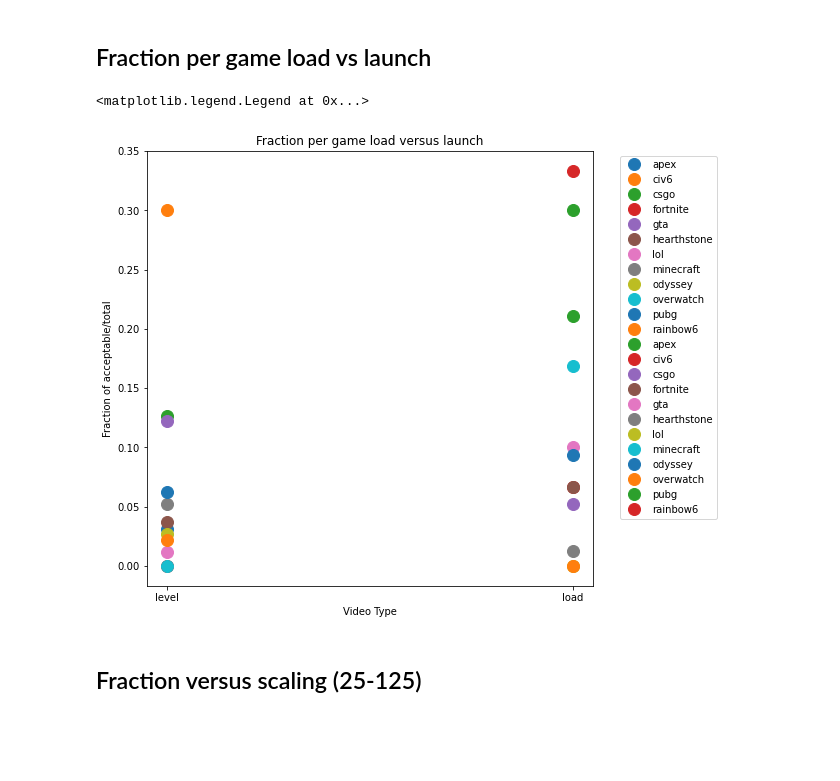
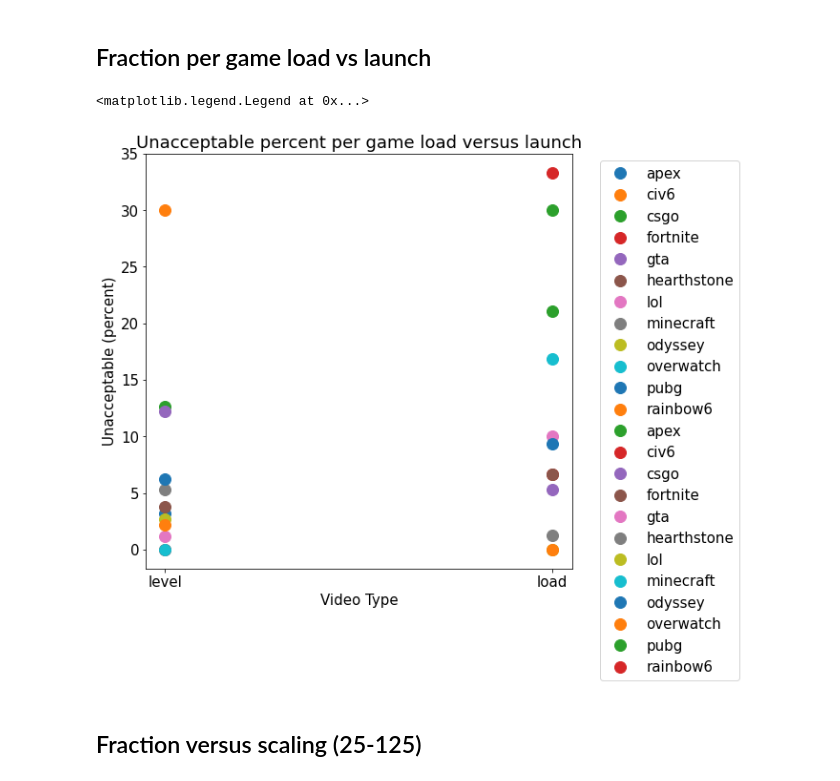
Before and after one commit to fedeit/User-Study-Game-Performance-Analysis-ISU, a Jupyter notebook: notebooks/Analysis.ipynb, the cells around one changed output. Cells and saved outputs as stored; diff of their text form; code cells hidden in the pictures; blank space fills up the shorter version.

```diff
--- a/notebooks/Analysis.ipynb
+++ b/notebooks/Analysis.ipynb
@@ -2,6 +2,15 @@
 ## Compute overall fraction of acceptable / unacceptable
 # %%
 import pandas as pd
-df = pd.read_csv('../data/interim/data.csv')
+import matplotlib.pyplot as plt
+import numpy as np
+from sklearn.metrics import r2_score
+
+df = pd.read_csv('../data/interim/user-data.csv')
+df['ones'] = 1
+df = df.rename(columns={"Acceptable": "Unacceptable"})
+
+# game launch and level start
+colors = ['#648FFF', '#785EF0', '#DC267F', '#FE6100', '#FFB000']
 # %%
 metrics = {
@@ -12,4 +21,11 @@ metrics = {
 print(metrics)
 # %% [output]
 {'acceptable': 1920, 'unacceptable': 195}
+# %%
+FONT_SIZE = 15
+font = {'family' : 'normal',
+        'weight' : 'normal',
+        'size'   : FONT_SIZE}
+
+plt.rc('font', **font)
 # %% [markdown]
@@ -39,9 +149,2 @@ plt.scatter(x, y)
 # %% [markdown]
 ## Fraction per game
-# %%
-total = df.groupby(['Game']).size()
-acceptable = df.groupby(['Game'])['Acceptable'].sum()
-metrics3 = {}
-for game, total in total.items():
-    metrics3[game] = acceptable[game] / total
-print(metrics3)
@@ -62,30 +189,30 @@ plt.scatter(x, y)
 # %% [markdown]
 ## Fraction per game load vs launch
 # %%
-acceptable = df.groupby(['Game', 'Type'])['Acceptable'].sum()
-total = df.groupby(['Game', 'Type'])['Acceptable'].size()
+unacceptable = df.groupby(['Game', 'Type'])['Unacceptable'].sum()
+total = df.groupby(['Game', 'Type'])['Unacceptable'].size()
 metrics4 = {}
-for info, n_acceptable in acceptable.items():
+for info, n_unacceptable in unacceptable.items():
     if info[1] not in metrics4:
         metrics4[info[1]] = {}
-    metrics4[info[1]][info[0]] = n_acceptable / total[info]
+    metrics4[info[1]][info[0]] = n_unacceptable / total[info] * 100
 # %%
 import matplotlib.pyplot as plt
 plt.figure(figsize=(8, 8))
 x = metrics4.keys()
 y = metrics4.values()
 plt.xlabel('Video Type')
-plt.ylabel('Fraction of acceptable/total')
-plt.title('Fraction per game load versus launch')
+plt.ylabel('Unacceptable (percent)')
+plt.title('Unacceptable percent per game load versus launch')
 for sim_type in metrics4:
     m = metrics4[sim_type]
     for game in m:
         stat = m[game]
         plt.plot(sim_type, stat, marker='o', linestyle='', ms=12, label=game)
 plt.legend(bbox_to_anchor=(1.05, 1.0), loc='upper left')
 # %% [output]
 <matplotlib.legend.Legend at 0x...>
-[figure, old version]
+[figure, new version]
 # %% [markdown]
 ## Fraction versus scaling (25-125)
 # %%
```
Also changed, not shown: parts of 17 cells of this notebook.
